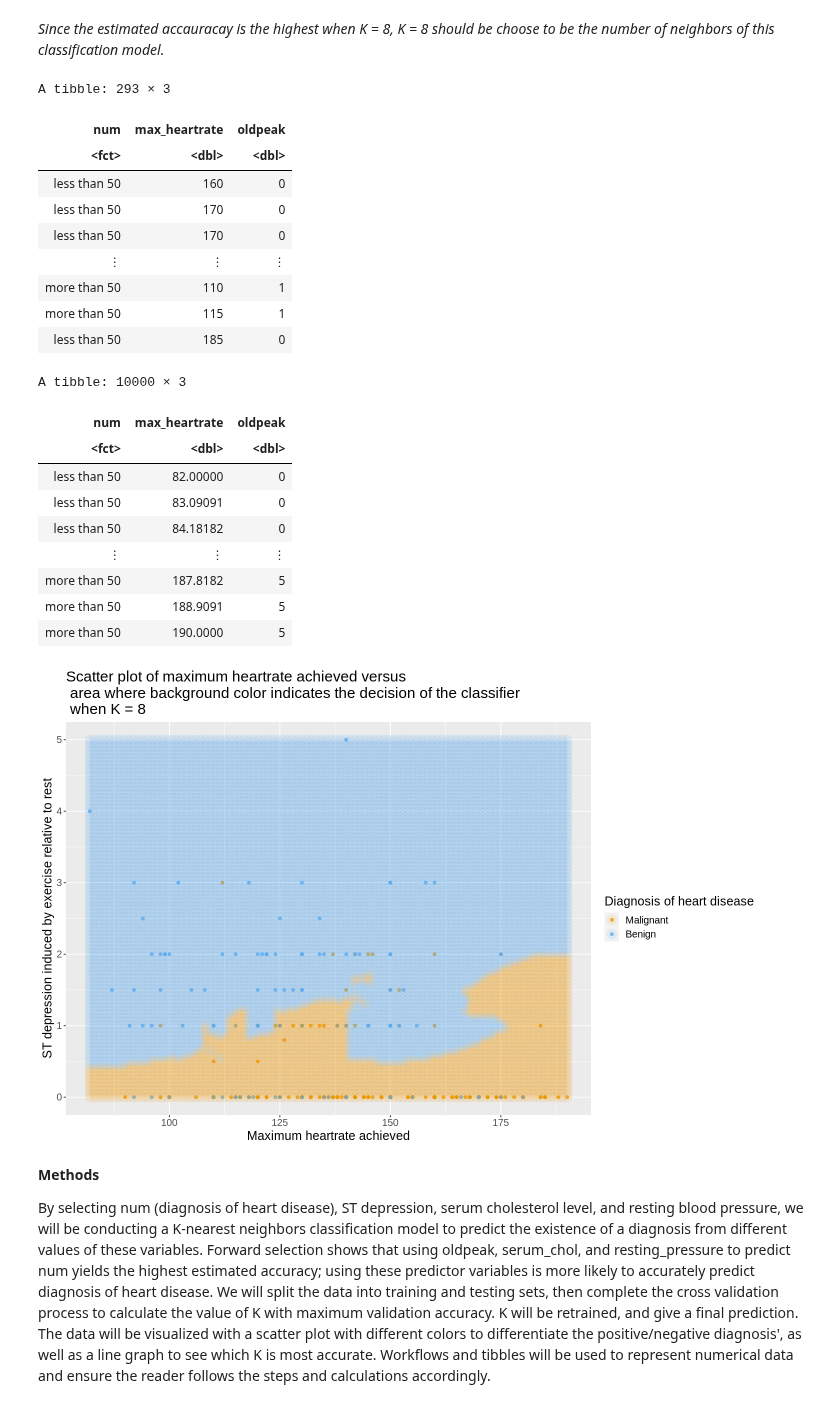
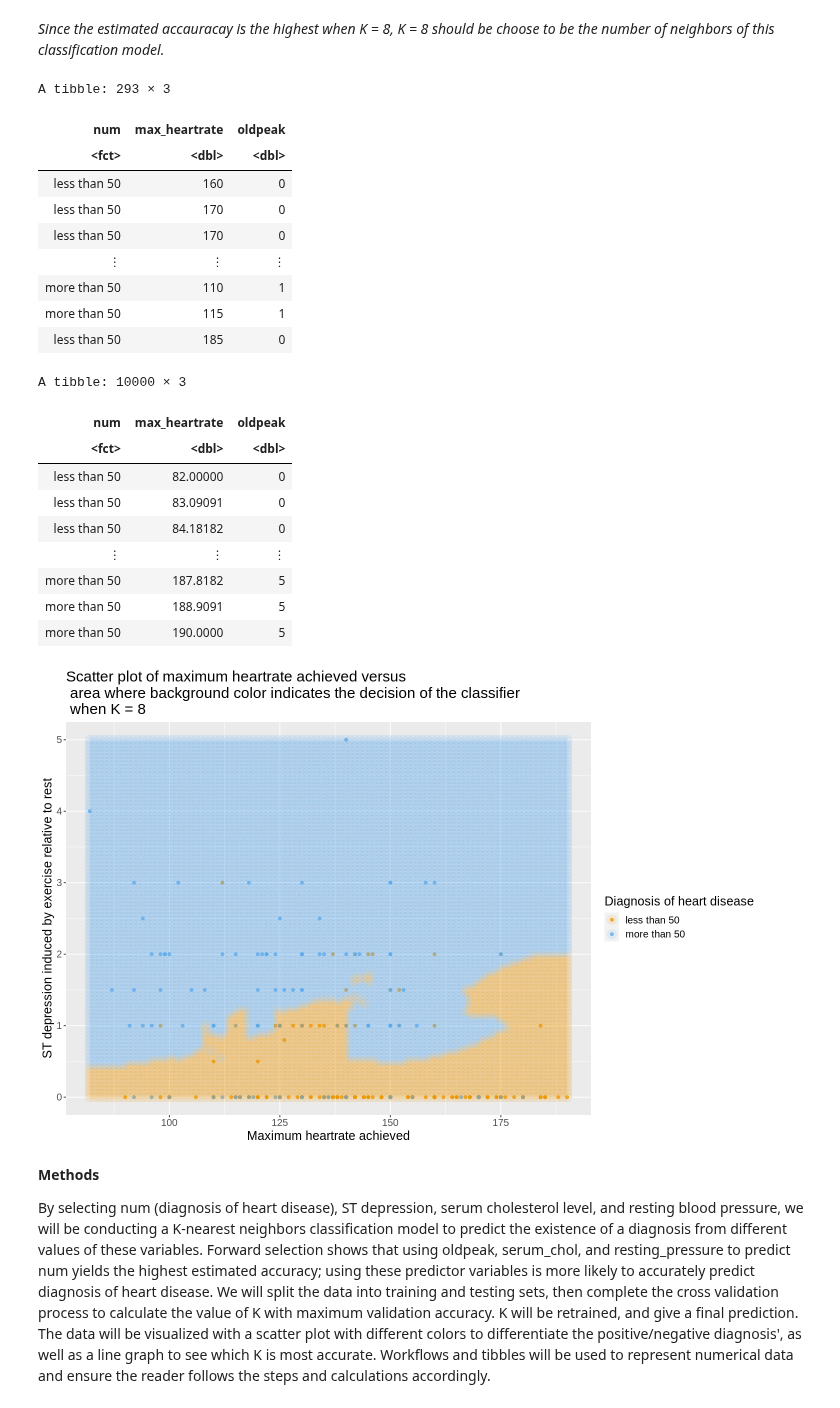
Before and after one commit to papercheesecake/DSCI100-group-project-18, a Jupyter notebook: group_report.ipynb, the cells around one changed output. Drawn from its saved outputs; the diff is of its cells as text; code cells hidden in the pictures.

```diff
--- a/group_report.ipynb
+++ b/group_report.ipynb
@@ -733,35 +715,35 @@ analysis_plot <- ggplot() +
                             mapping = aes(x = max_heartrate, y = oldpeak, color = num),
                  alpha = 0.1,
                  size = 5) +
                  labs(x = 'Maximum heartrate achieved', y = 'ST depression induced by exercise relative to rest',
                        color = 'Diagnosis of heart disease') +
-                 scale_color_manual(labels = c("Malignant", "Benign"),
+                 scale_color_manual(labels = c("less than 50", "more than 50"),
                  values = c("orange2", "steelblue2")) +
                  ggtitle('Scatter plot of maximum heartrate achieved versus \n area where background color indicates the decision of the classifier \n when K = 8') +
                  theme(text = element_text(size = 15))
 analysis_plot
 # %% [output]
 A tibble: 293 × 3
 | num | max_heartrate | oldpeak |
 | <fct> | <dbl> | <dbl> |
 | less than 50 | 160 | 0 |
 | less than 50 | 170 | 0 |
 | less than 50 | 170 | 0 |
 | ⋮ | ⋮ | ⋮ |
 | more than 50 | 110 | 1 |
 | more than 50 | 115 | 1 |
 | less than 50 | 185 | 0 |
 A tibble: 10000 × 3
 | num | max_heartrate | oldpeak |
 | <fct> | <dbl> | <dbl> |
 | less than 50 | 82.00000 | 0 |
 | less than 50 | 83.09091 | 0 |
 | less than 50 | 84.18182 | 0 |
 | ⋮ | ⋮ | ⋮ |
 | more than 50 | 187.8182 | 5 |
 | more than 50 | 188.9091 | 5 |
 | more than 50 | 190.0000 | 5 |
-[figure, old version]
+[figure, new version]
 # %% [markdown]
 **Methods**
 
```
Also changed, not shown: parts of 2 cells of this notebook.
